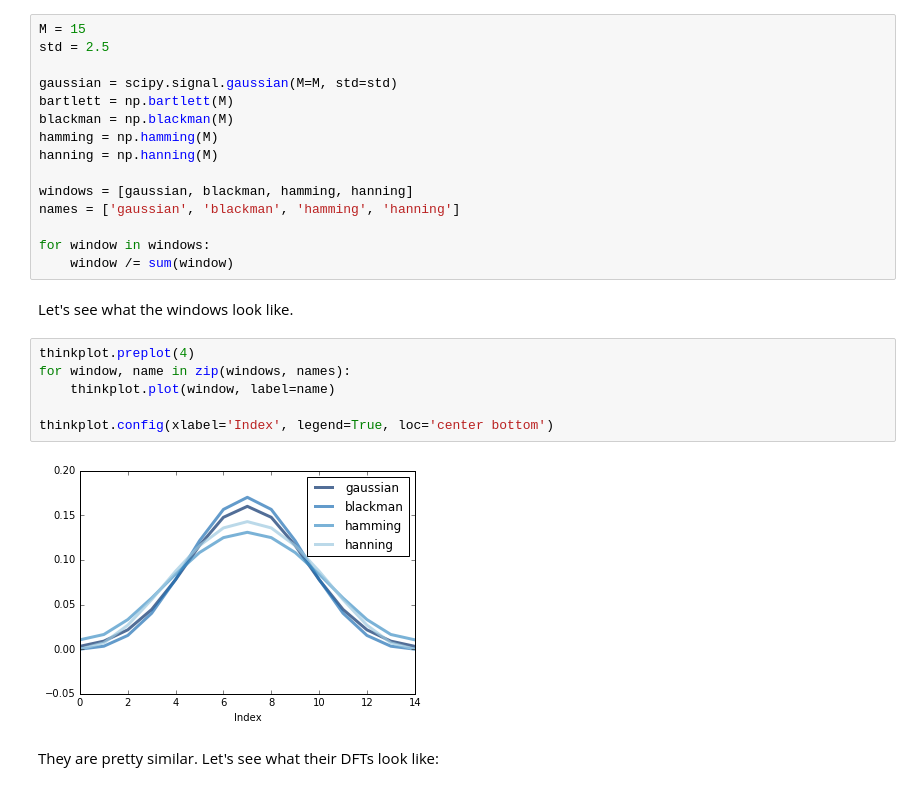
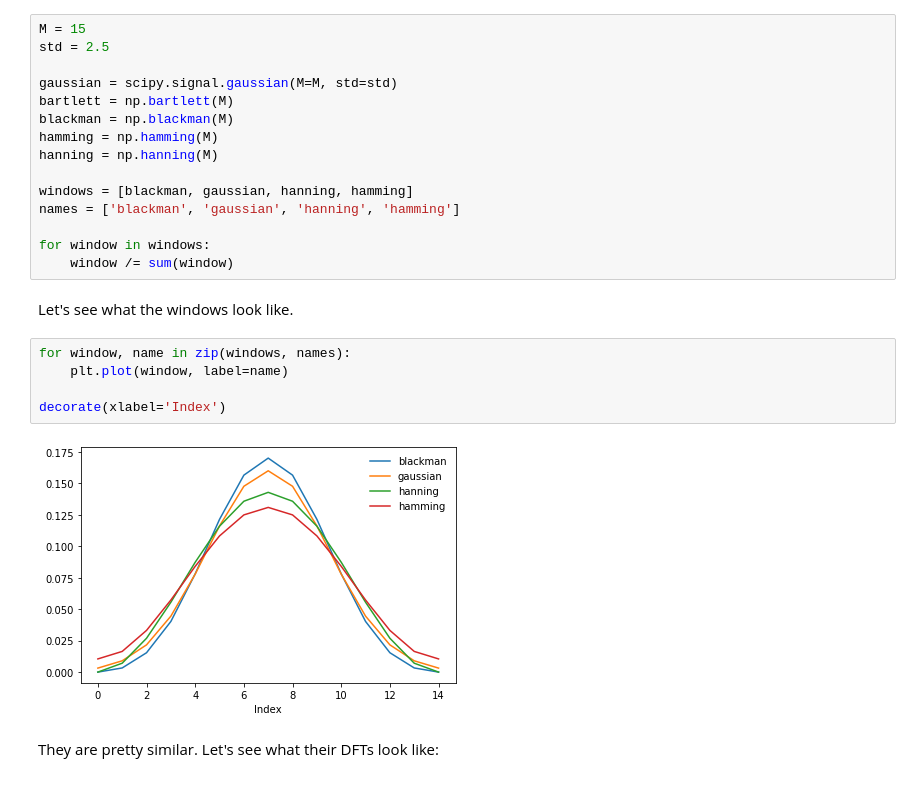
Before and after one commit to AllenDowney/ThinkDSP, a Jupyter notebook: code/chap08soln.ipynb, the cells around one changed output. Cells and saved outputs as stored; diff of their text form.

```diff
--- a/code/chap08soln.ipynb
+++ b/code/chap08soln.ipynb
@@ -125,20 +133,19 @@ blackman = np.blackman(M)
 hamming = np.hamming(M)
 hanning = np.hanning(M)
 
-windows = [gaussian, blackman, hamming, hanning]
-names = ['gaussian', 'blackman', 'hamming', 'hanning']
+windows = [blackman, gaussian, hanning, hamming]
+names = ['blackman', 'gaussian', 'hanning', 'hamming']
 
 for window in windows:
     window /= sum(window)
 # %% [markdown]
 Let's see what the windows look like.
 # %%
-thinkplot.preplot(4)
 for window, name in zip(windows, names):
-    thinkplot.plot(window, label=name)
+    plt.plot(window, label=name)
 
-thinkplot.config(xlabel='Index', legend=True, loc='center bottom')
+decorate(xlabel='Index')
 # %% [output]
-[figure, old version]
+[figure, new version]
 # %% [markdown]
 They are pretty similar.  Let's see what their DFTs look like:
```
Also changed, not shown: parts of 21 cells of this notebook, 2 other files.
